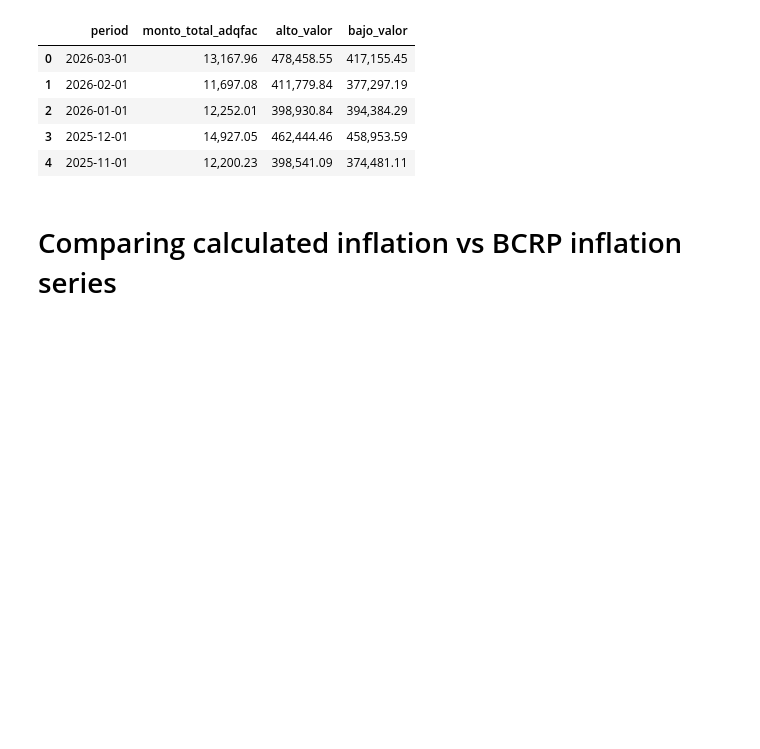
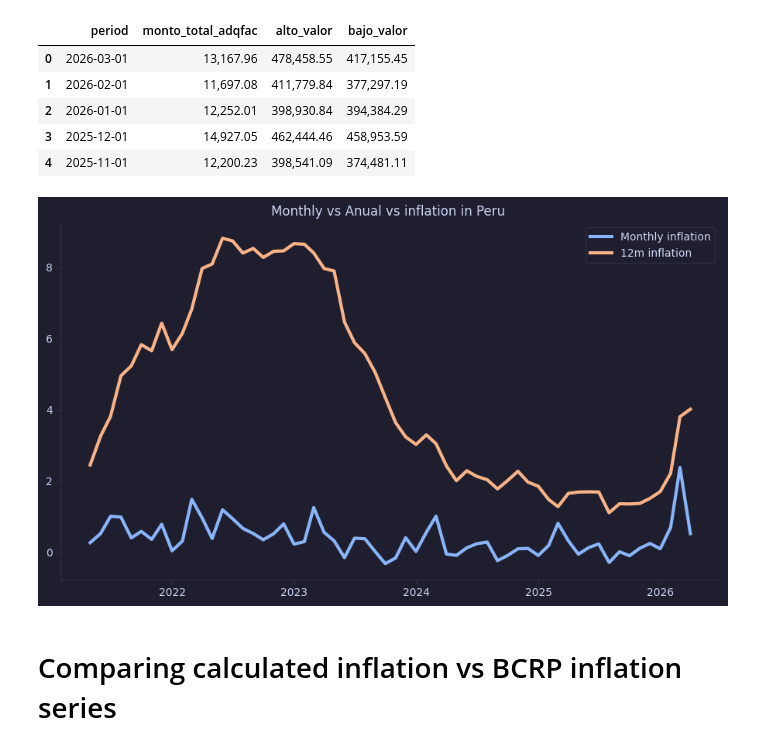
Before and after one commit to FerCorcuera/BCRP-ANALYTICS, a Jupyter notebook: inflation/inflation_rates_bcrp.ipynb, the cells around one changed output. Saved outputs shown, nothing was run; the diff lists cells and outputs as text; code cells hidden in the pictures; blank space fills up the shorter version.

Commit message:
plotting inflation and 12 inflation and updating readme with the findings

```diff
--- a/inflation/inflation_rates_bcrp.ipynb
+++ b/inflation/inflation_rates_bcrp.ipynb
@@ -90,6 +91,33 @@ df_adquirentes_facilitadores.head()
 | 2 | 2026-01-01 | 12,252.01 | 398,930.84 | 394,384.29 |
 | 3 | 2025-12-01 | 14,927.05 | 462,444.46 | 458,953.59 |
 | 4 | 2025-11-01 | 12,200.23 | 398,541.09 | 374,481.11 |
+# %%
+fig, ax = plt.subplots(figsize=(11, 6))
+
+ax.plot(
+    df_inflation_series["period"],
+    df_inflation_series["inflacion_mensual"],
+    label="Monthly inflation",
+    linewidth=3,
+)
+
+ax.plot(
+    df_inflation_series["period"],
+    df_inflation_series["inflacion_12m"],
+    label="12m inflation",
+    linewidth=3,
+)
+
+ax.set_title("Monthly vs Anual vs inflation in Peru ")
+
+ax.legend()
+
+ax.spines["top"].set_visible(False)
+ax.spines["right"].set_visible(False)
+
+plt.show()
+# %% [output]
+[figure, added]
 # %% [markdown]
 # Comparing calculated inflation vs BCRP inflation series
 # %%
```
Also changed, not shown: parts of 2 cells of this notebook, 1 other file.
